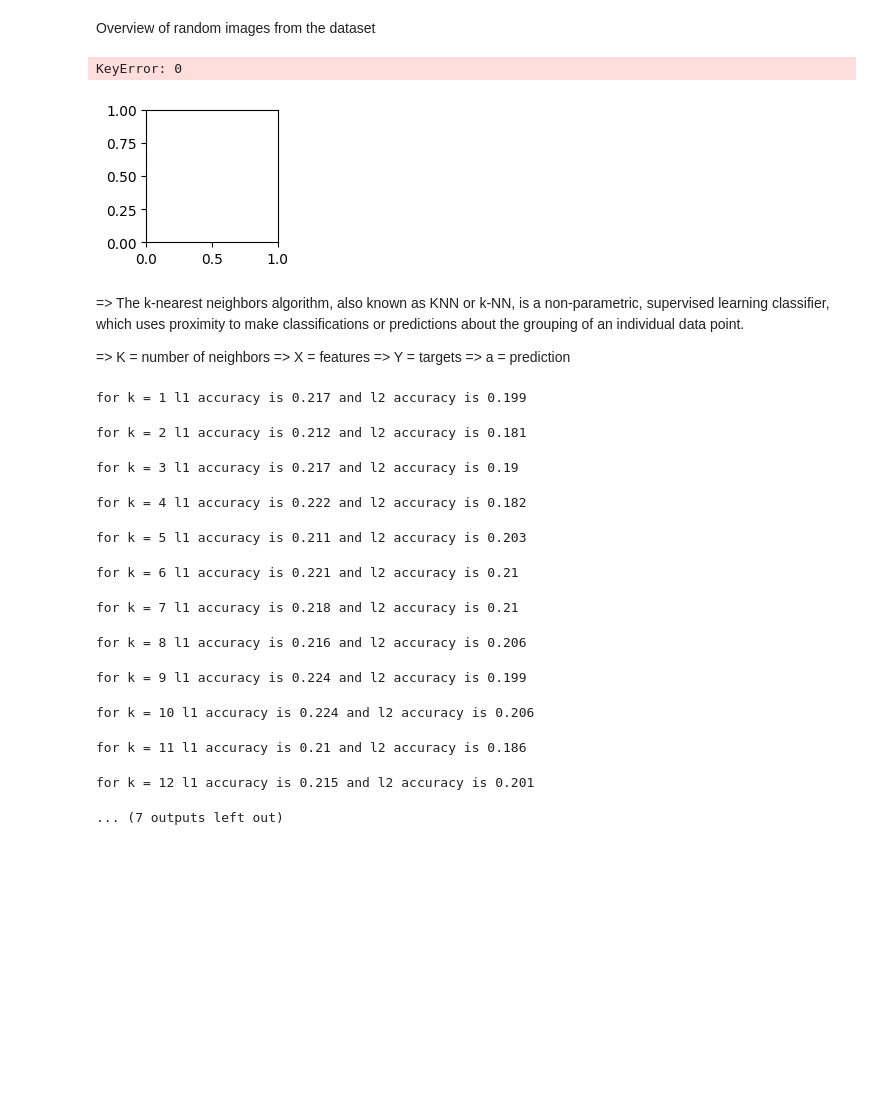
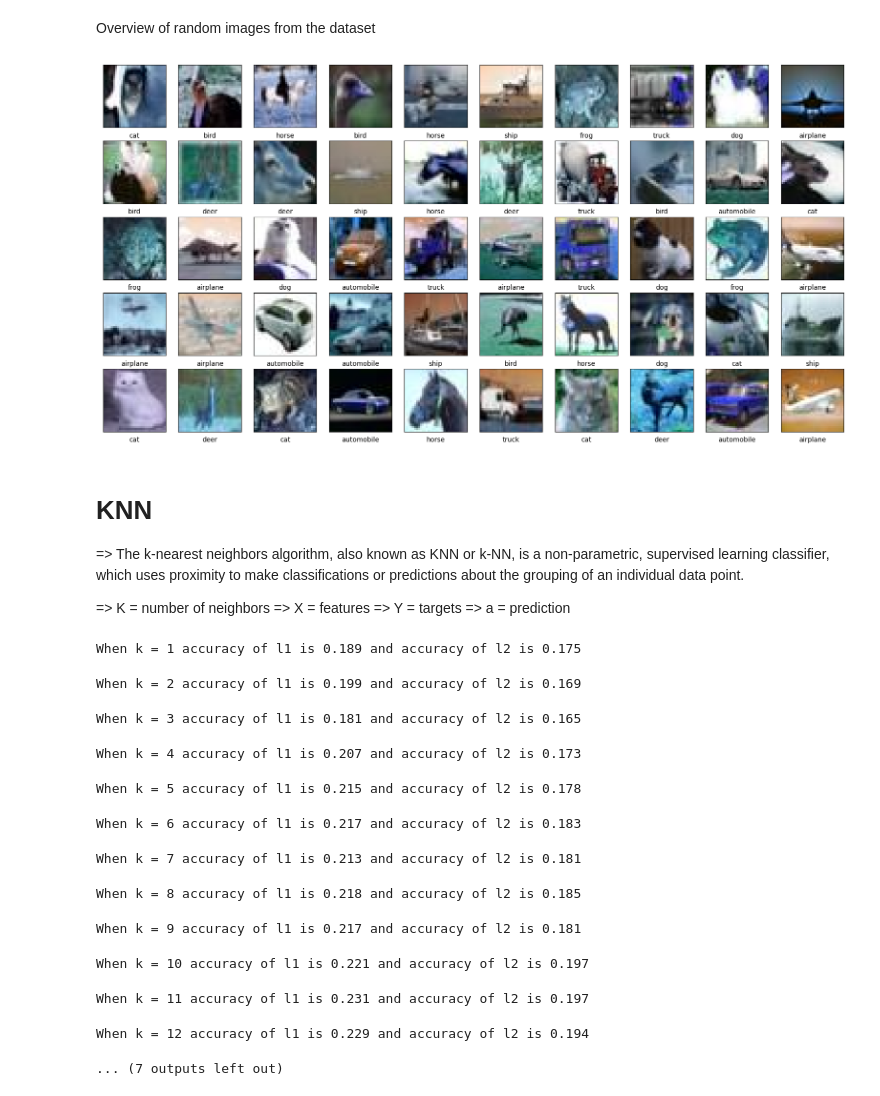
Before and after one commit to IFTE-13/COMPUTER_VISION_AND_PATTERN_RECOGNITION, a Jupyter notebook: Mid Term/KNN model.ipynb, the cells around one changed output. Cells and saved outputs as stored; diff of their text form; code cells hidden in the pictures; blank space fills up the shorter version.

```diff
--- a/Mid Term/KNN model.ipynb
+++ b/Mid Term/KNN model.ipynb
@@ -35,19 +35,18 @@ Overview of random images from the dataset
 # %%
 random.shuffle(TRAIN_DATA)
 plt.figure(figsize=(20,10))
 
 for i in range(50):
     plt.subplot(5,10,i+1)
-    plt.imshow(TRAIN_DATA[i][0])
-    plt.xlabel(CATEGORIES[TRAIN_DATA[i][1]])
+    plt.imshow(TRAIN_DATA[i]['image'])
+    plt.xlabel(CATEGORIES[TRAIN_DATA[i]['class']])
     plt.xticks([])
     plt.yticks([])
     if i==50:
         break
 plt.show()
 # %% [output]
-KeyError: 0
-[figure, old version]
+[figure, new version]
 # %%
 f0 = TRAIN_DATA[0:1000]
 f1 = TRAIN_DATA[1000:2000]
@@ -55,6 +54,7 @@ f2 = TRAIN_DATA[2000:3000]
 f3 = TRAIN_DATA[3000:4000]
 f4 = TRAIN_DATA[4000:5000]
 # %% [markdown]
+# KNN
 => The k-nearest neighbors algorithm, also known as KNN or k-NN, is a non-parametric, supervised learning classifier, which uses proximity to make classifications or predictions about the grouping of an individual data point.
 
 => K = number of neighbors
@@ -109,8 +109,8 @@ def split(X, y, test_size=0.2):
 X = np.array([i['image'] for i in TRAIN_DATA[:5000]])
 y = np.array([i['class'] for i in TRAIN_DATA[:5000]])
 
-l1_accuracies = {}
-l2_accuracies = {}
+l1_acc = {}
+l2_acc = {}
 
 k_neighbors = np.arange(1, 20)
 
@@ -125,23 +125,23 @@ for k in tqdm(k_neighbors):
     y_pred_l2 = knn.predict(X_test, l_func="l2")
 
 
-    l1_accuracies[k] = knn.accuracy(y_test, y_pred_l1)
-    l2_accuracies[k] = knn.accuracy(y_test, y_pred_l2)
+    l1_acc[k] = knn.accuracy(y_test, y_pred_l1)
+    l2_acc[k] = knn.accuracy(y_test, y_pred_l2)
 
-    print(f"for k = {k} l1 accuracy is {l1_accuracies[k]} and l2 accuracy is {l2_accuracies[k]}")
+    print(f"When k = {k} accuracy of l1 is {l1_acc[k]} and accuracy of l2 is {l2_acc[k]}")
 # %% [output]
-for k = 1 l1 accuracy is 0.217 and l2 accuracy is 0.199
+When k = 1 accuracy of l1 is 0.189 and accuracy of l2 is 0.175
-for k = 2 l1 accuracy is 0.212 and l2 accuracy is 0.181
+When k = 2 accuracy of l1 is 0.199 and accuracy of l2 is 0.169
-for k = 3 l1 accuracy is 0.217 and l2 accuracy is 0.19
+When k = 3 accuracy of l1 is 0.181 and accuracy of l2 is 0.165
-for k = 4 l1 accuracy is 0.222 and l2 accuracy is 0.182
+When k = 4 accuracy of l1 is 0.207 and accuracy of l2 is 0.173
-for k = 5 l1 accuracy is 0.211 and l2 accuracy is 0.203
+When k = 5 accuracy of l1 is 0.215 and accuracy of l2 is 0.178
-for k = 6 l1 accuracy is 0.221 and l2 accuracy is 0.21
+When k = 6 accuracy of l1 is 0.217 and accuracy of l2 is 0.183
-for k = 7 l1 accuracy is 0.218 and l2 accuracy is 0.21
+When k = 7 accuracy of l1 is 0.213 and accuracy of l2 is 0.181
-for k = 8 l1 accuracy is 0.216 and l2 accuracy is 0.206
+When k = 8 accuracy of l1 is 0.218 and accuracy of l2 is 0.185
-for k = 9 l1 accuracy is 0.224 and l2 accuracy is 0.199
+When k = 9 accuracy of l1 is 0.217 and accuracy of l2 is 0.181
-for k = 10 l1 accuracy is 0.224 and l2 accuracy is 0.206
+When k = 10 accuracy of l1 is 0.221 and accuracy of l2 is 0.197
-for k = 11 l1 accuracy is 0.21 and l2 accuracy is 0.186
+When k = 11 accuracy of l1 is 0.231 and accuracy of l2 is 0.197
-for k = 12 l1 accuracy is 0.215 and l2 accuracy is 0.201
+When k = 12 accuracy of l1 is 0.229 and accuracy of l2 is 0.194
 ... (7 outputs left out)
 # %%
 plt.figure(figsize=(20,10))
```
Also changed, not shown: parts of 2 cells of this notebook.
